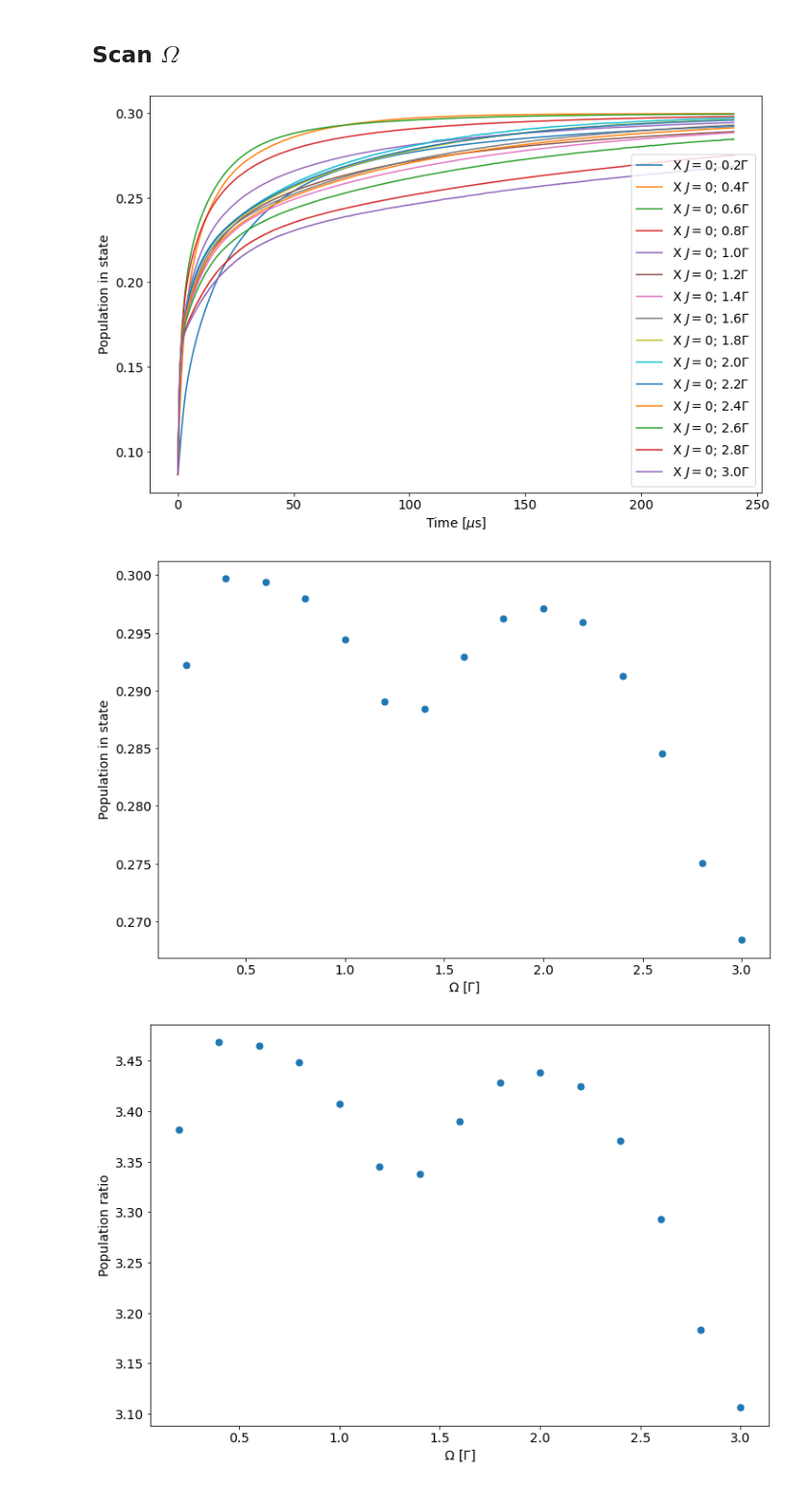
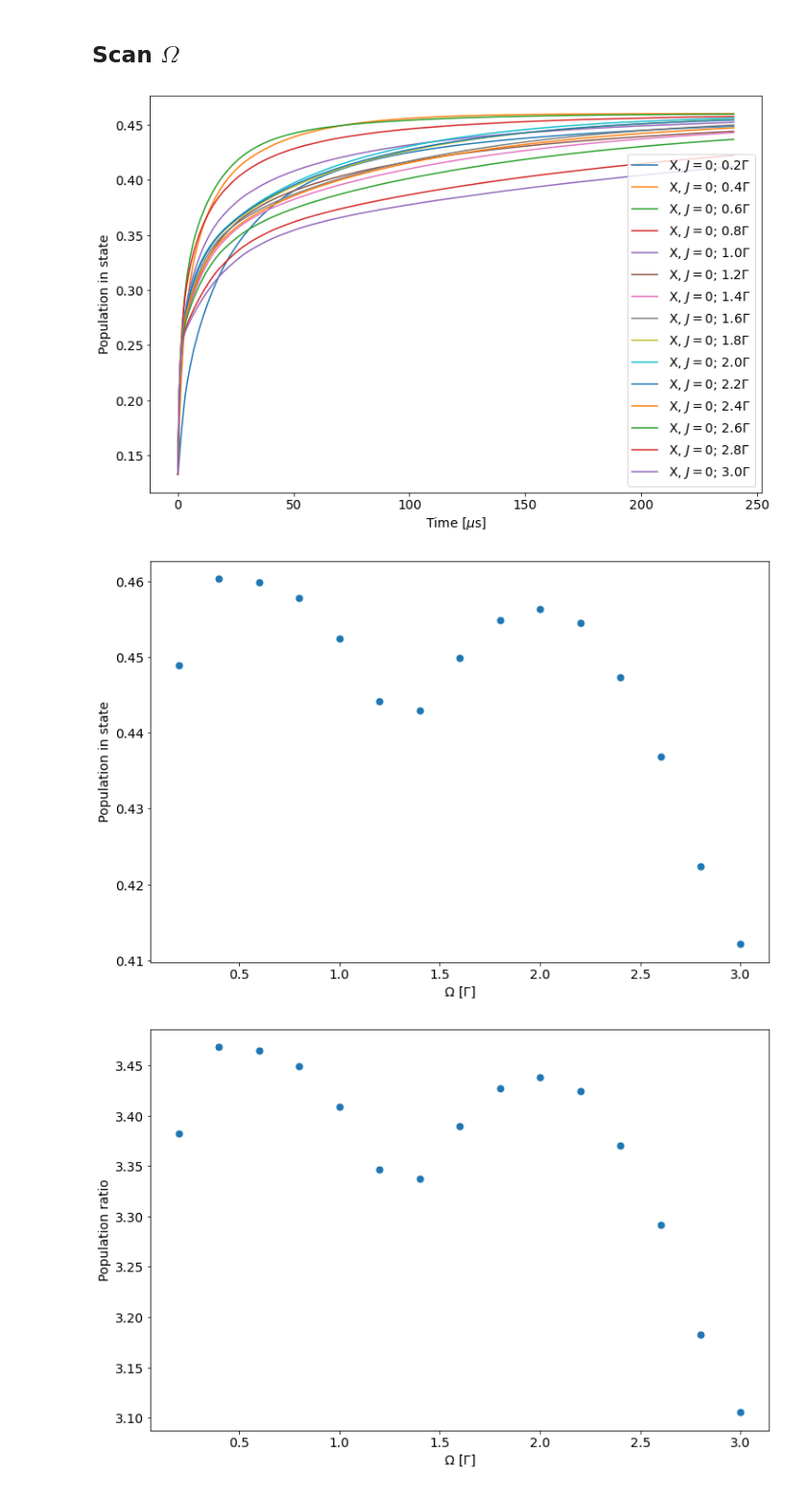
Before and after one commit to ograsdijk/CeNTREX-notebooks, a Jupyter notebook: optical bloch equations/Oskari Code Modified/Laser Only.ipynb, the cells around one changed output. Shown at 96% size. Cells and saved outputs as stored; diff of their text form; code cells hidden in the pictures.

```diff
--- a/optical bloch equations/Oskari Code Modified/Laser Only.ipynb
+++ b/optical bloch equations/Oskari Code Modified/Laser Only.ipynb
@@ -363,22 +484,26 @@ ax.tick_params(axis='both', labelsize=14)
 pop_results = np.real(np.einsum('jji->ji',sol.y.reshape((rho_ini.shape[0], rho_ini.shape[1], sol.y.shape[1]))))
 
 t_array = sol.t
+
+m = t_array <= 300e-6
+
+t_array = t_array[m]
+pop_results = pop_results[:,m]
+
 #Plot populations in different J
 P0_triplet = np.sum(pop_results[1:4,:], axis = 0)
 P0_singlet = np.sum(pop_results[0:1,:], axis = 0)
 P0 = np.sum(pop_results[:4], axis = 0)
 P1 = np.sum(pop_results[4:16,:], axis = 0)
 P2 = np.sum(pop_results[16:36,:], axis = 0)
-P3 = np.sum(pop_results[36:64,:], axis = 0)
-PB1 = np.sum(pop_results[64:,:], axis = 0)
+PB1 = np.sum(pop_results[36:,:], axis = 0)
 
 fig, ax = plt.subplots(figsize = (12,8))
-ax.plot(t_array*1e6, P0_triplet, label = 'X, J = 0, F = 1')
-ax.plot(t_array*1e6, P0_singlet, label = 'X, J = 0, F = 0')
-ax.plot(t_array*1e6, P0, label = 'X, J=0')
+# ax.plot(t_array*1e6, P0_triplet, label = 'X, J = 0, F = 1')
+# ax.plot(t_array*1e6, P0_singlet, label = 'X, J = 0, F = 0')
+ax.plot(t_array*1e6, P0, label = 'X, J = 0')
 # ax.plot(t_array*1e6, P1, label = 'X, J = 1')
 ax.plot(t_array*1e6, P2, label = 'X, J = 2')
-# ax.plot(t_array*1e6, P3, label = 'X, J = 3')
 ax.plot(t_array*1e6, PB1, label = 'B, J = 1')
 ax.legend(fontsize = 14)
 ax.set_xlabel("Time [us]", fontsize = 14)
@@ -433,16 +556,17 @@ for factor in tqdm(np.arange(0.2, 3.2, 0.2)):
         return _H + H_oc_t(t)
 
     #Define the rhs of the Lindblad equation
-    opt = 'greedy'
     def Lindblad_rhs(t, rho_vec):
         dim = int(np.sqrt(len(rho_vec)))
         rho = rho_vec.reshape((dim,dim))
+
+        _s = np.zeros(rho_ini.shape, dtype = 'complex')
+        for idx in range(C_array.shape[0]):
+            _s[:,:] += C_array[idx]@rho@C_conj_array[idx]
+
         rhs = (-1j* (Hamiltonian(t) @ rho - rho @ Hamiltonian(t)) +
-               np.einsum('ijk,kl,ilm',C_array, rho, C_conj_array,optimize = opt)
-               -0.5 * (np.einsum('ijk,ikl,lm', C_conj_array, C_array, rho, optimize = opt)
-                       + np.einsum('jk,ikl,ilm', rho, C_conj_array, C_array, optimize = opt))).flatten()
-
-
+               _s
+               -0.5 * (Cprecalc@rho + rho@Cprecalc)).flatten()
         return rhs
 
     #Generate rho vector
@@ -458,40 +582,41 @@ for factor in tqdm(np.arange(0.2, 3.2, 0.2)):
 # %%
 fig, ax = plt.subplots(figsize = (12,8))
 
+
 for factor, sol in solutions.items():
-    pop_results = np.real(np.einsum('jji->ji',sol.y.reshape((rho_ini.shape[0], rho_ini.shape[1], sol.y.shape[1]))))
+    s1,s2 = int(np.sqrt(sol.y.shape[0])), sol.y.shape[1]
+    pop_results = np.real(np.einsum('jji->ji',sol.y.reshape((s1,s1, s2))))
     t_array = sol.t
+
     #Plot populations in different J
     P0 = np.sum(pop_results[:4], axis = 0)
-    PB1 = np.sum(pop_results[64:,:], axis = 0)
 
-    ax.plot(t_array*1e6, P0, label = f'X $J=0$; {factor:.1f}$\Gamma$')
-#     ax.plot(t_array*1e6, PB1, label = f'B $J=1$ {factor:.1f}$\Gamma$')
+    ax.plot(t_array*1e6, P0, label = f'X, $J = 0$; {factor:.1f}$\Gamma$')
 
 ax.legend(fontsize = 14)
 ax.set_xlabel(r"Time [$\mu$s]", fontsize = 14)
 ax.set_ylabel("Population in state", fontsize = 14)
 ax.tick_params(axis='both', labelsize=14)
 # %% [output]
-[figure, old version]
+[figure, new version]
 # %%
 fig, ax = plt.subplots(figsize = (12,8))
 
 for factor, sol in solutions.items():
-    pop_results = np.real(np.einsum('jji->ji',sol.y.reshape((rho_ini.shape[0], rho_ini.shape[1], sol.y.shape[1]))))
+    s1,s2 = int(np.sqrt(sol.y.shape[0])), sol.y.shape[1]
+    pop_results = np.real(np.einsum('jji->ji',sol.y.reshape((s1,s1, s2))))
     t_array = sol.t
+
     #Plot populations in different J
     P0 = np.sum(pop_results[:4], axis = 0)
-    PB1 = np.sum(pop_results[64:,:], axis = 0)
 
     ax.plot(factor, P0[-1], '.', ms = 14, color = 'C0')
-#     ax.plot(t_array*1e6, PB1, label = f'B $J=1$ {factor:.1f}$\Gamma$')
 
 ax.set_xlabel(r"$\Omega$ [$\Gamma$]", fontsize = 14)
 ax.set_ylabel("Population in state", fontsize = 14)
 ax.tick_params(axis='both', labelsize=14)
 # %% [output]
-[figure, old version]
+[figure, new version]
 # %%
 fig, ax = plt.subplots(figsize = (12,8))
 
```
Also changed, not shown: parts of 51 cells of this notebook, 1 other file.
